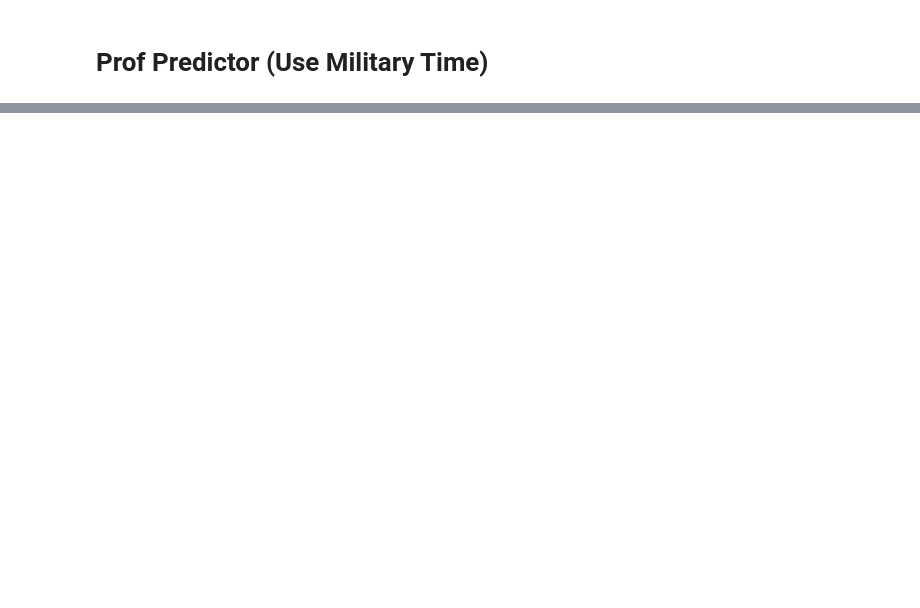
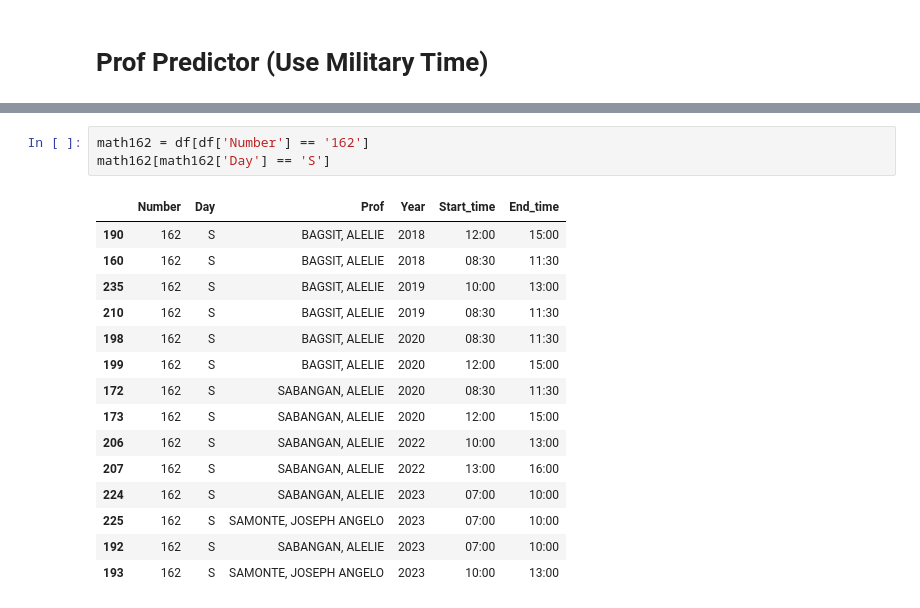
Before and after one commit to ice-leo/UPD-CRS-Prof-Predictor, a Jupyter notebook: CRS_Prof_Predictor.ipynb, the cells around one changed output, grey strips where cells are left out. Saved outputs shown, nothing was run; the diff lists cells and outputs as text; blank space fills up the shorter version.

```diff
--- a/CRS_Prof_Predictor.ipynb
+++ b/CRS_Prof_Predictor.ipynb
@@ -623,0 +874,19 @@ Predicted Professor: ['PAGUIO, VICTORIA MAY']
+# %%
+math162 = df[df['Number'] == '162']
+math162[math162['Day'] == 'S']
+# %% [output]
+|  | Number | Day | Prof | Year | Start_time | End_time |
+| 190 | 162 | S | BAGSIT, ALELIE | 2018 | 12:00 | 15:00 |
+| 160 | 162 | S | BAGSIT, ALELIE | 2018 | 08:30 | 11:30 |
+| 235 | 162 | S | BAGSIT, ALELIE | 2019 | 10:00 | 13:00 |
+| 210 | 162 | S | BAGSIT, ALELIE | 2019 | 08:30 | 11:30 |
+| 198 | 162 | S | BAGSIT, ALELIE | 2020 | 08:30 | 11:30 |
+| 199 | 162 | S | BAGSIT, ALELIE | 2020 | 12:00 | 15:00 |
+| 172 | 162 | S | SABANGAN, ALELIE | 2020 | 08:30 | 11:30 |
+| 173 | 162 | S | SABANGAN, ALELIE | 2020 | 12:00 | 15:00 |
+| 206 | 162 | S | SABANGAN, ALELIE | 2022 | 10:00 | 13:00 |
+| 207 | 162 | S | SABANGAN, ALELIE | 2022 | 13:00 | 16:00 |
+| 224 | 162 | S | SABANGAN, ALELIE | 2023 | 07:00 | 10:00 |
+| 225 | 162 | S | SAMONTE, JOSEPH ANGELO | 2023 | 07:00 | 10:00 |
+| 192 | 162 | S | SABANGAN, ALELIE | 2023 | 07:00 | 10:00 |
+| 193 | 162 | S | SAMONTE, JOSEPH ANGELO | 2023 | 10:00 | 13:00 |
```
Also changed, not shown: parts of 55 cells of this notebook.
